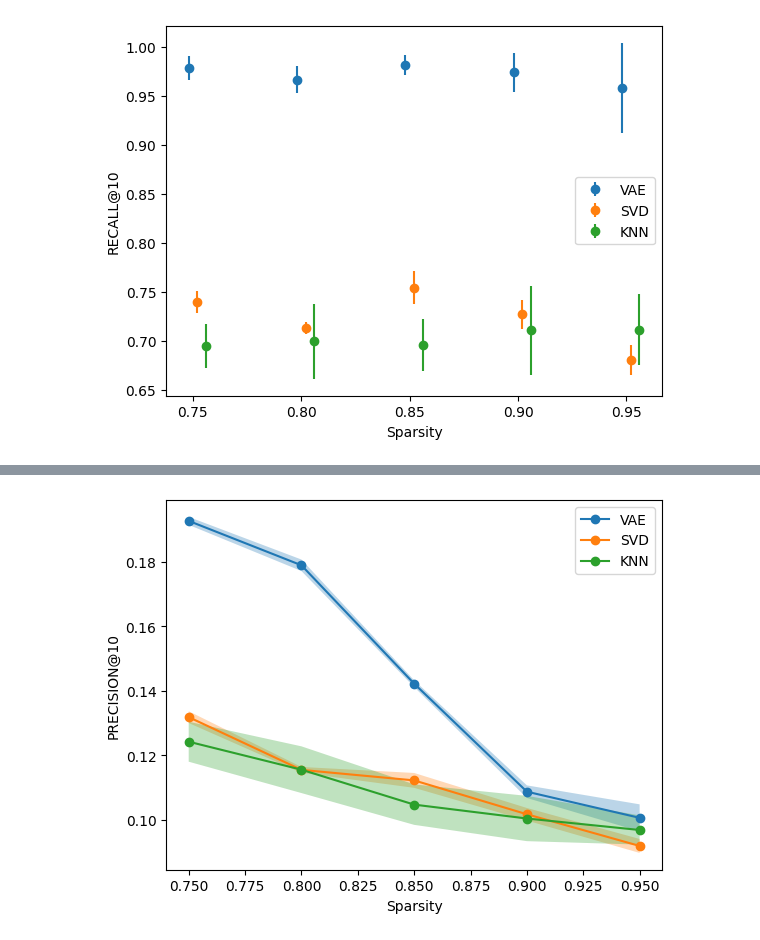
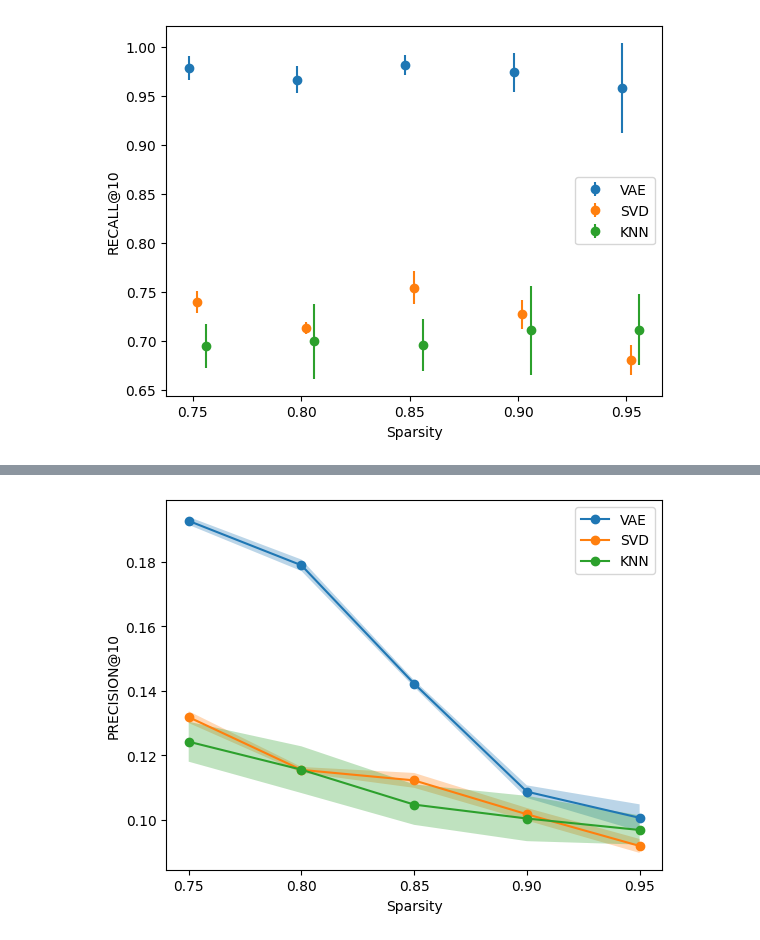
Before and after one commit to thijsgelton/IR-2122-Project, a Jupyter notebook: notebooks/Plot results.ipynb, the cells around one changed output, grey strips where cells are left out. Cells and saved outputs as stored; diff of their text form; code cells hidden in the pictures.

```diff
--- a/notebooks/Plot results.ipynb
+++ b/notebooks/Plot results.ipynb
@@ -167,25 +165,26 @@ plt.show()
 # %%
 from matplotlib.transforms import Affine2D
 
 sparsity_levels = list(map(lambda x: float(x), vae))
 vae_ndcg = np.array(list(map(lambda x: x['precisions'], vae.values())))
 svd_ndcg = np.array(list(map(lambda x: x['precisions'], svd.values())))
 knn_ndcg = np.array(list(map(lambda x: x['precision'], knn.values())))
 
 plt.plot(sparsity_levels, vae_ndcg.mean(axis=1), marker = "o", label = "VAE")
 plt.fill_between(sparsity_levels, vae_ndcg.mean(axis=1) - vae_ndcg.std(axis=1), vae_ndcg.mean(axis=1) + vae_ndcg.std(axis=1), alpha=0.3)
 plt.plot(sparsity_levels, svd_ndcg.mean(axis=1), marker = "o", label = "SVD")
 plt.fill_between(sparsity_levels, svd_ndcg.mean(axis=1) - svd_ndcg.std(axis=1), svd_ndcg.mean(axis=1) + svd_ndcg.std(axis=1), alpha=0.3)
 plt.plot(sparsity_levels, knn_ndcg.mean(axis=1), marker = "o", label = "KNN")
 plt.fill_between(sparsity_levels, knn_ndcg.mean(axis=1) - knn_ndcg.std(axis=1), knn_ndcg.mean(axis=1) + knn_ndcg.std(axis=1), alpha=0.3)
 
 plt.legend()
+plt.xticks([0.75, 0.80, 0.85, 0.90, 0.95])
 plt.xlabel("Sparsity")
 plt.ylabel("PRECISION@10")
 plt.savefig("../results/sparsity_over_prec_with_bands.png")
 plt.show()
 # %% [output]
-[figure, old version]
+[figure, new version]
 # %%
 from matplotlib.transforms import Affine2D
 
```
Also changed, not shown: parts of 7 cells of this notebook, 5 other files.
